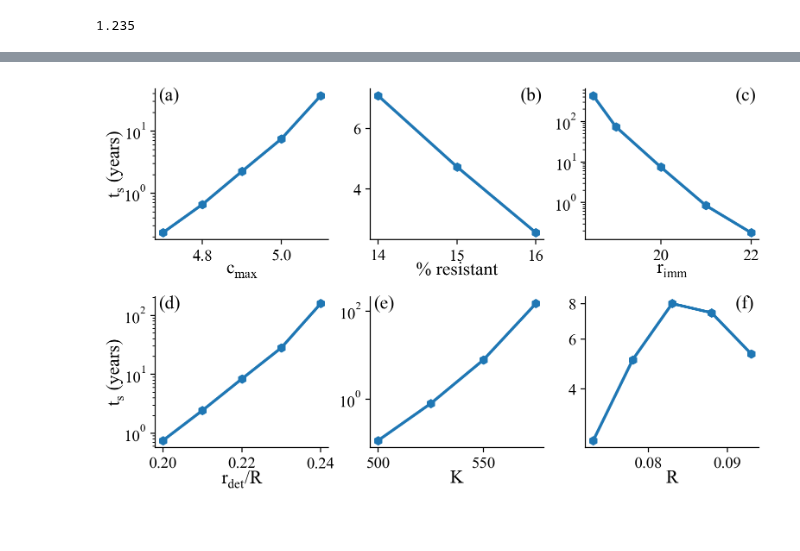
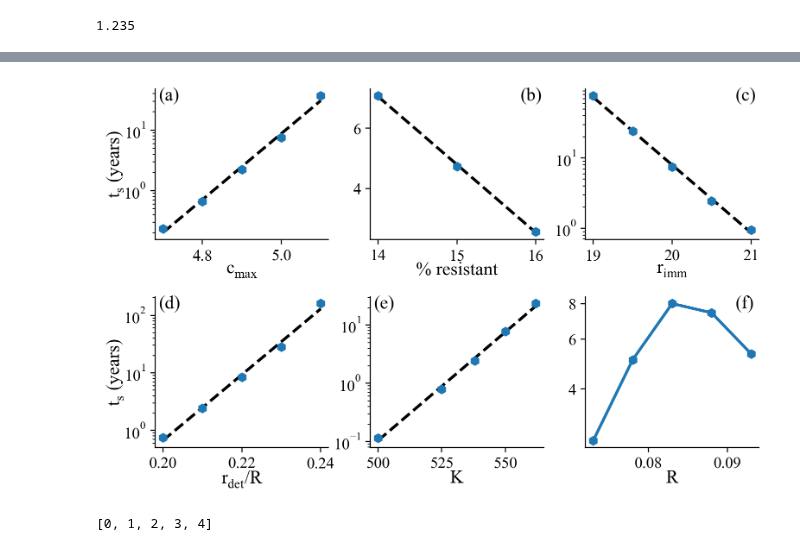
Before and after one commit to patricksinclair/multispecies_postprocessing, a Jupyter notebook: geno_distbs/varying_susceps/ttf_analyser.ipynb, the cells around one changed output, grey strips where cells are left out. Saved outputs shown, nothing was run; the diff lists cells and outputs as text; code cells hidden in the pictures.

```diff
--- a/geno_distbs/varying_susceps/ttf_analyser.ipynb
+++ b/geno_distbs/varying_susceps/ttf_analyser.ipynb
@@ -15,14 +15,15 @@ params = {'mathtext.default': 'regular' }
 plt.rcParams.update(params)
 # %%
 cmax_vals = [4.7, 4.8, 4.9, 5., 5.1] #values of c_max
-rImm_vals = [r for r in np.arange(18., 23.)]
-rImm_vals[0] = 18.5
-rImm_vals = rImm_vals[::-1]
+# rImm_vals = [r for r in np.arange(18., 23.)]
+# rImm_vals[0] = 18.5
+# rImm_vals = rImm_vals[::-1]
+rImm_vals = [19., 19.5, 20., 20.5, 21.]
 cmax_session2_string = "session-2"
 rImm_session2_string = "-session2"
 
 g_max_vals = [0.073, 0.078, 0.083, 0.088, 0.093]
-K_vals = [500, 525, 550, 575] #[350, 450, 550, 650, 750]
+K_vals = [500, 525, 538, 550, 562]#, 575] #[350, 450, 550, 650, 750]
 det_ratio_vals = [dr for dr in np.arange(0.2, 0.24+0.01, 0.01)]
 pc_res_vals = [14., 15., 16.]
 # %%
@@ -99,9 +102,9 @@ ttf_14pcres_vs_cmax = getListOfDataFramesForModelParam("time_to_failure_data_vs_
 ttf_15pcres_vs_cmax = getListOfDataFramesForModelParam("time_to_failure_data_vs_cmax", "c_max", 15, cmax_vals, session2_string=cmax_session2_string)
 ttf_16pcres_vs_cmax = getListOfDataFramesForModelParam("time_to_failure_data_vs_cmax", "c_max", 16, cmax_vals, session2_string=cmax_session2_string)
 # %%
-ttf_14pcres_vs_rImm = getListOfDataFramesForModelParam("time_to_failure_data_vs_rImm", "r_imm", 14, rImm_vals, session2_string=rImm_session2_string)
-ttf_15pcres_vs_rImm = getListOfDataFramesForModelParam("time_to_failure_data_vs_rImm", "r_imm", 15, rImm_vals, session2_string=rImm_session2_string)
-ttf_16pcres_vs_rImm = getListOfDataFramesForModelParam("time_to_failure_data_vs_rImm", "r_imm", 16, rImm_vals, session2_string=rImm_session2_string)
+ttf_14pcres_vs_rImm = getListOfDataFramesForModelParam("time_to_failure_vs_r_imm", "r_imm", 14, rImm_vals, session2_string=rImm_session2_string)
+# ttf_15pcres_vs_rImm = getListOfDataFramesForModelParam("time_to_failure_vs_r_imm", "r_imm", 15, rImm_vals, session2_string=rImm_session2_string)
+# ttf_16pcres_vs_rImm = getListOfDataFramesForModelParam("time_to_failure_vs_r_imm", "r_imm", 16, rImm_vals, session2_string=rImm_session2_string)
 # %%
 ttf_vs_pc_res = [ttf_14pcres_vs_cmax[-2], ttf_15pcres_vs_cmax[-2], ttf_16pcres_vs_cmax[-2]] # get the different % resistant runs. [-2] is the index of the default c_max vals
 # %%
@@ -339,12 +348,28 @@ def plot_ttf_vs_x_param(ttf_vs_x_param_list):
 
     letters = list(string.ascii_lowercase)[:len(ttf_vs_x_param_list)]
 
+
     i = 0
     for ax, ttf_tuple, letter in zip(axes.flatten(), ttf_vs_x_param_list, letters):
 
         var_x_vals, ttf_y_vals, var_label = ttf_tuple
 
-        ax.plot(var_x_vals, ttf_y_vals, marker='h', ms=6, lw=2.2)
+
+        # use this line for the old plotting style
+        #ax.plot(var_x_vals, ttf_y_vals, marker='h', ms=6, lw=2.2)
+
+
+        if any(var_label in s for s in ["$R$"]):
+
+            ax.plot(var_x_vals, ttf_y_vals, lw=2.2, zorder=-20)
+            ax.scatter(var_x_vals, ttf_y_vals, marker='h', s=40)
+
+        else:
+            p = np.array(np.polyfit(var_x_vals, np.log(ttf_y_vals), 1))
+            ax.plot(np.array(var_x_vals), np.exp(p[0] * np.array(var_x_vals) + p[1]), 'k--', lw=2.2, zorder=-20)
+
+            ax.scatter(var_x_vals, ttf_y_vals, marker='h', s=40)
+
 
         #ax.set_title('$t_s$ vs '+var_label, fontsize=titleSize)
         ax.spines['right'].set_visible(False)
@@ -356,34 +381,34 @@ def plot_ttf_vs_x_param(ttf_vs_x_param_list):
         letter_x = 0.02 if any(var_label in s for s in ["$c_{max}$", "$g_{max}$", "$r_{det}/R$", "$K$"]) else 0.865
 
         ax.text(letter_x, 0.925, f"({letter})", transform=ax.transAxes, fontsize=14)
 
         ax.xaxis.set_tick_params(labelsize=numbersize)
         ax.yaxis.set_tick_params(labelsize=numbersize)
         ax.semilogy()
 
         if any(var_label in s for s in ["% resistant", "$R$"]):
             # ax.xaxis.set_major_locator(ticker.AutoLocator())
             #ax.xaxis.set_minor_locator(ticker.NullLocator())  # no minor ticks
             #ax.xaxis.set_major_formatter(ticker.ScalarFormatter())  # set regular formatting
 
             ax.yaxis.set_major_locator(ticker.AutoLocator())  # major y tick positions in a regular way
             #ax.yaxis.set_major_locator(ticker.MultipleLocator(2))  # major y tick positions every 2
 
             ax.yaxis.set_minor_locator(ticker.NullLocator())  # no minor ticks
             ax.yaxis.set_major_formatter(ticker.ScalarFormatter())  # set regular formatting
 
             ax.ticklabel_format(style='sci', scilimits=(-1, 1), axis='y')  # disable scientific notation
 
         i = i+1
 
 
 
     plt.savefig('ms_paper_plots/surv_time_vs_model_param.pdf', bbox_inches='tight', dpi=320)
     plt.show()
 
 plot_ttf_vs_x_param(ttf_vs_x_param_list=ttf_vs_x_list)
 # %% [output]
-[figure, old version]
+[figure, new version]
 # %%
 
 # # plt.plot(ttf_14pc)
@@ -416,3 +441,8 @@ plot_ttf_vs_x_param(ttf_vs_x_param_list=ttf_vs_x_list)
 # # plot_characteristic_failure_rate(fitted_slopes_14pcres)
 # # plot_characteristic_failure_rate(fitted_slopes_15pcres)
 # # plot_characteristic_failure_rate(fitted_slopes_16pcres)
+# %%
+x = [r for r in range(5)]
+x
+# %% [output]
+[0, 1, 2, 3, 4]
```
Also changed, not shown: parts of 5 cells of this notebook, 1 other file.
